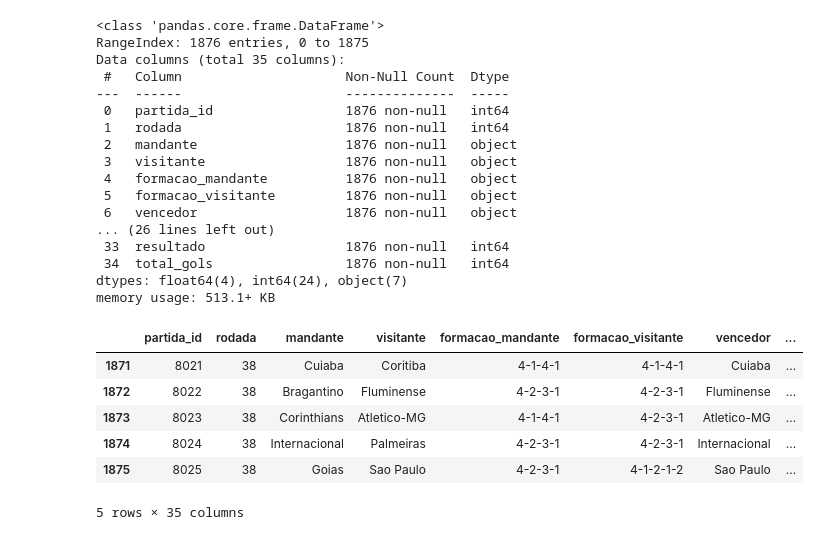
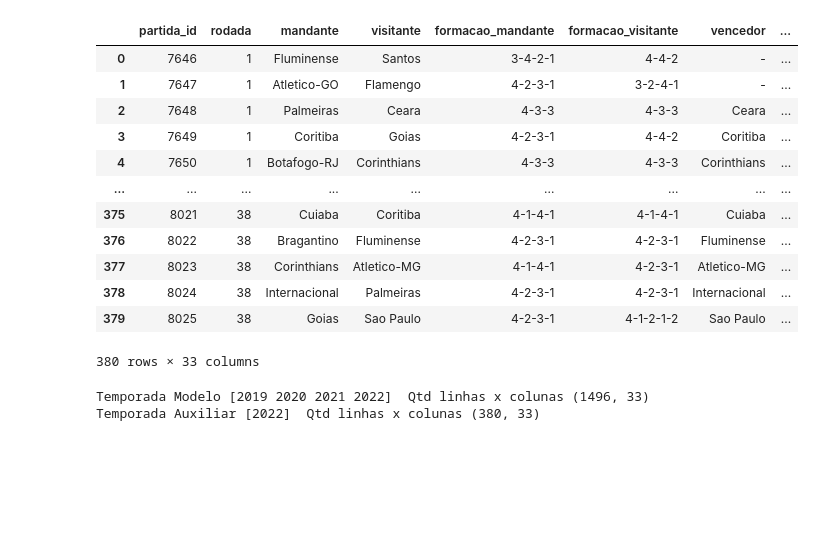
Before and after one commit to vbddinho/puc_minas_machine, a Jupyter notebook: 3-machineLearning.ipynb, the cells around one changed output. Cells and saved outputs as stored; diff of their text form; code cells hidden in the pictures; blank space fills up the shorter version.

```diff
--- a/3-machineLearning.ipynb
+++ b/3-machineLearning.ipynb
@@ -38,30 +24,35 @@ df = pd.read_csv("dados/transformado.csv", sep=",")
-# %%
-df.info()
-# %% [output]
-<class 'pandas.core.frame.DataFrame'>
-RangeIndex: 1876 entries, 0 to 1875
-Data columns (total 35 columns):
- #   Column                     Non-Null Count  Dtype
----  ------                     --------------  -----
- 0   partida_id                 1876 non-null   int64
- 1   rodada                     1876 non-null   int64
- 2   mandante                   1876 non-null   object
- 3   visitante                  1876 non-null   object
- 4   formacao_mandante          1876 non-null   object
- 5   formacao_visitante         1876 non-null   object
- 6   vencedor                   1876 non-null   object
-... (26 lines left out)
- 33  resultado                  1876 non-null   int64
- 34  total_gols                 1876 non-null   int64
-dtypes: float64(4), int64(24), object(7)
-memory usage: 513.1+ KB
-# %%
-df.tail()
-# %% [output]
-|  | partida_id | rodada | mandante | visitante | formacao_mandante | formacao_visitante | vencedor | ... |
-| 1871 | 8021 | 38 | Cuiaba | Coritiba | 4-1-4-1 | 4-1-4-1 | Cuiaba | ... |
-| 1872 | 8022 | 38 | Bragantino | Fluminense | 4-2-3-1 | 4-2-3-1 | Fluminense | ... |
-| 1873 | 8023 | 38 | Corinthians | Atletico-MG | 4-1-4-1 | 4-2-3-1 | Atletico-MG | ... |
-| 1874 | 8024 | 38 | Internacional | Palmeiras | 4-2-3-1 | 4-2-3-1 | Internacional | ... |
-| 1875 | 8025 | 38 | Goias | Sao Paulo | 4-2-3-1 | 4-1-2-1-2 | Sao Paulo | ... |
-5 rows × 35 columns
+# %%
+#criando dataset auxiliar
+df_aux = pd.DataFrame(df[(df['temporada']==2022)]).reset_index()
+
+# eliminando valores de df_teste do dataset original
+df_model = df.drop(index = df_aux.index)
+
+#arrumando index de df_teste
+df_aux.reset_index(inplace = True)
+df_aux.drop('level_0', axis = 1, inplace = True)
+df_aux.drop('index', axis = 1, inplace = True)
+
+
+
+df_aux
+# %% [output]
+|  | partida_id | rodada | mandante | visitante | formacao_mandante | formacao_visitante | vencedor | ... |
+| 0 | 7646 | 1 | Fluminense | Santos | 3-4-2-1 | 4-4-2 | - | ... |
+| 1 | 7647 | 1 | Atletico-GO | Flamengo | 4-2-3-1 | 3-2-4-1 | - | ... |
+| 2 | 7648 | 1 | Palmeiras | Ceara | 4-3-3 | 4-3-3 | Ceara | ... |
+| 3 | 7649 | 1 | Coritiba | Goias | 4-2-3-1 | 4-4-2 | Coritiba | ... |
+| 4 | 7650 | 1 | Botafogo-RJ | Corinthians | 4-3-3 | 4-3-3 | Corinthians | ... |
+| ... | ... | ... | ... | ... | ... | ... | ... | ... |
+| 375 | 8021 | 38 | Cuiaba | Coritiba | 4-1-4-1 | 4-1-4-1 | Cuiaba | ... |
+| 376 | 8022 | 38 | Bragantino | Fluminense | 4-2-3-1 | 4-2-3-1 | Fluminense | ... |
+| 377 | 8023 | 38 | Corinthians | Atletico-MG | 4-1-4-1 | 4-2-3-1 | Atletico-MG | ... |
+| 378 | 8024 | 38 | Internacional | Palmeiras | 4-2-3-1 | 4-2-3-1 | Internacional | ... |
+| 379 | 8025 | 38 | Goias | Sao Paulo | 4-2-3-1 | 4-1-2-1-2 | Sao Paulo | ... |
+380 rows × 33 columns
+# %%
+print("Temporada Modelo", df_model.temporada.unique(), " Qtd linhas x colunas", df_model.shape)
+print("Temporada Auxiliar" , df_aux.temporada.unique() , " Qtd linhas x colunas",df_aux.shape)
+# %% [output]
+Temporada Modelo [2019 2020 2021 2022]  Qtd linhas x colunas (1496, 33)
+Temporada Auxiliar [2022]  Qtd linhas x colunas (380, 33)
```
Also changed, not shown: parts of 34 cells of this notebook, 2 other files.
